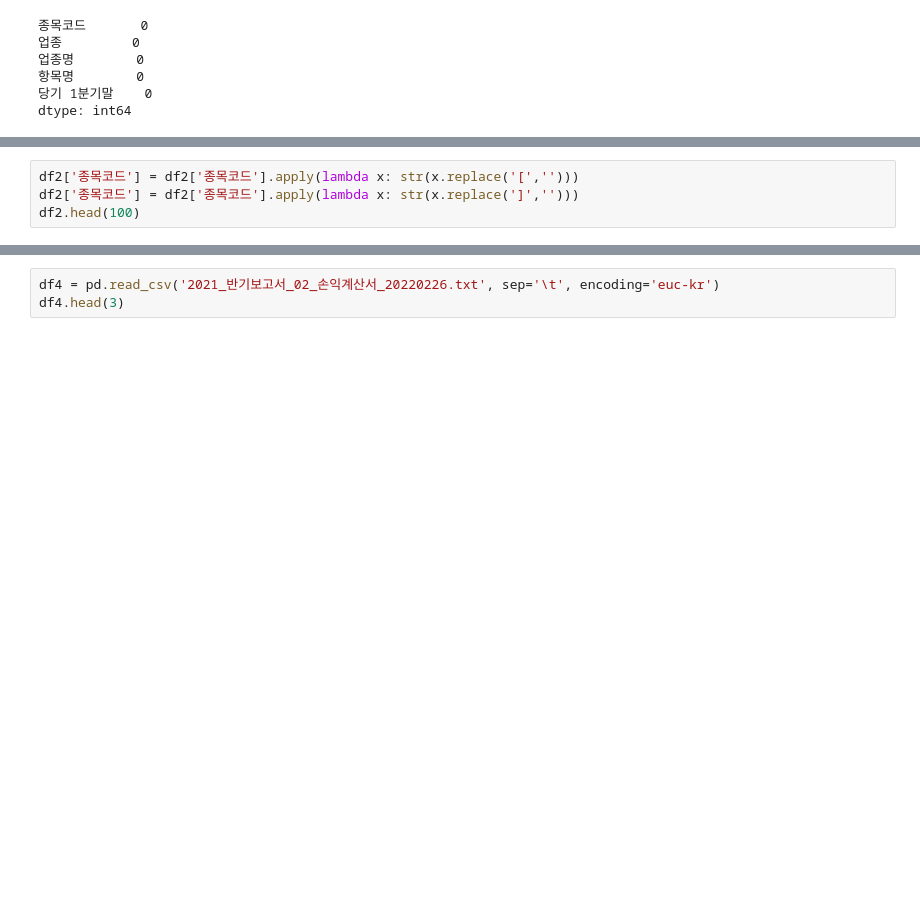
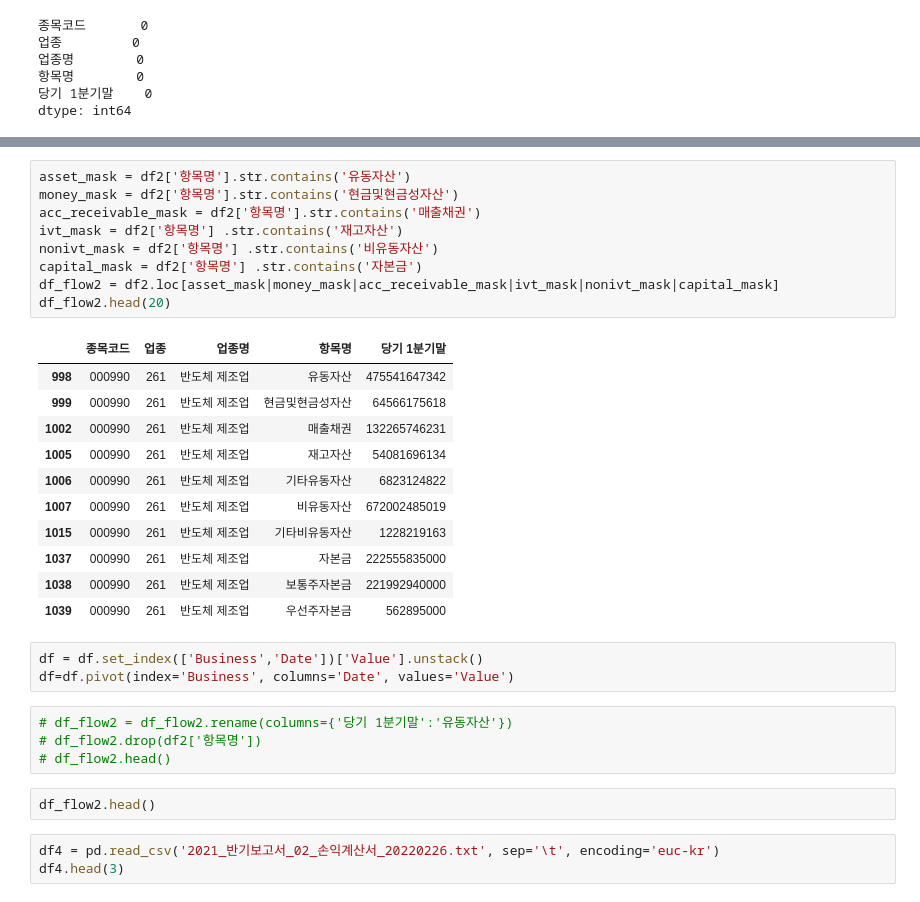
Before and after one commit to saemsaemoo/Data_Analysis, a Jupyter notebook: 01.데이터분석/21.재무제표분석.ipynb, the cells around one changed output, grey strips where cells are left out. Cells and saved outputs as stored; diff of their text form; blank space fills up the shorter version.

```diff
--- a/01.데이터분석/21.재무제표분석.ipynb
+++ b/01.데이터분석/21.재무제표분석.ipynb
@@ -99,4 +95,0 @@ df2.head()
-# %%
-df2['종목코드'] = df2['종목코드'].apply(lambda x: str(x.replace('[','')))
-df2['종목코드'] = df2['종목코드'].apply(lambda x: str(x.replace(']','')))
-df2.head(100)
@@ -117,3 +111,33 @@ df2.head(100)
+# %%
+asset_mask = df2['항목명'].str.contains('유동자산')
+money_mask = df2['항목명'].str.contains('현금및현금성자산')
+acc_receivable_mask = df2['항목명'].str.contains('매출채권')
+ivt_mask = df2['항목명'] .str.contains('재고자산')
+nonivt_mask = df2['항목명'] .str.contains('비유동자산')
+capital_mask = df2['항목명'] .str.contains('자본금')
+df_flow2 = df2.loc[asset_mask|money_mask|acc_receivable_mask|ivt_mask|nonivt_mask|capital_mask]
+df_flow2.head(20)
+# %% [output]
+|  | 종목코드 | 업종 | 업종명 | 항목명 | 당기 1분기말 |
+| 998 | 000990 | 261 | 반도체 제조업 | 유동자산 | 475541647342 |
+| 999 | 000990 | 261 | 반도체 제조업 | 현금및현금성자산 | 64566175618 |
+| 1002 | 000990 | 261 | 반도체 제조업 | 매출채권 | 132265746231 |
+| 1005 | 000990 | 261 | 반도체 제조업 | 재고자산 | 54081696134 |
+| 1006 | 000990 | 261 | 반도체 제조업 | 기타유동자산 | 6823124822 |
+| 1007 | 000990 | 261 | 반도체 제조업 | 비유동자산 | 672002485019 |
+| 1015 | 000990 | 261 | 반도체 제조업 | 기타비유동자산 | 1228219163 |
+| 1037 | 000990 | 261 | 반도체 제조업 | 자본금 | 222555835000 |
+| 1038 | 000990 | 261 | 반도체 제조업 | 보통주자본금 | 221992940000 |
+| 1039 | 000990 | 261 | 반도체 제조업 | 우선주자본금 | 562895000 |
+# %%
+df = df.set_index(['Business','Date'])['Value'].unstack()
+df=df.pivot(index='Business', columns='Date', values='Value')
+# %%
+# df_flow2 = df_flow2.rename(columns={'당기 1분기말':'유동자산'})
+# df_flow2.drop(df2['항목명'])
+# df_flow2.head()
+# %%
+df_flow2.head()
 # %%
 df4 = pd.read_csv('2021_반기보고서_02_손익계산서_20220226.txt', sep='\t', encoding='euc-kr')
 df4.head(3)
```
Also changed, not shown: parts of 11 cells of this notebook.
